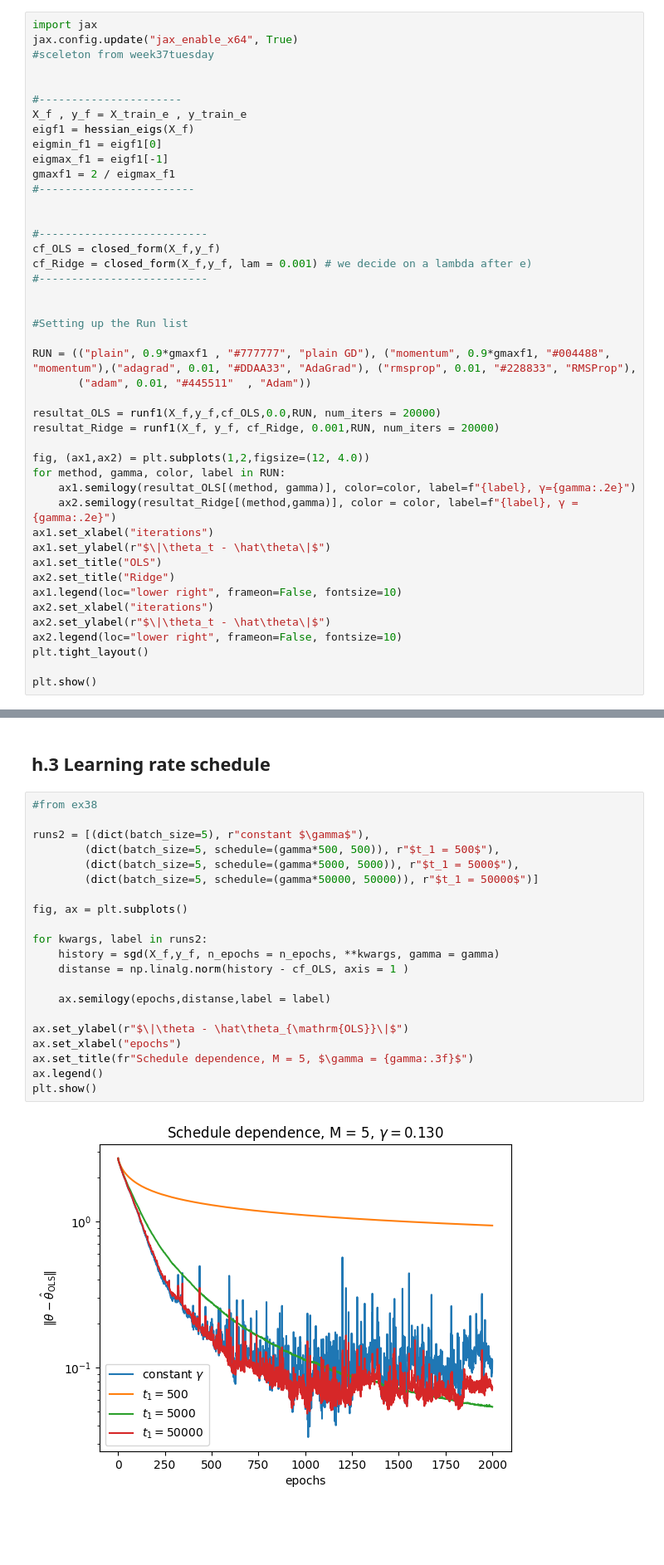
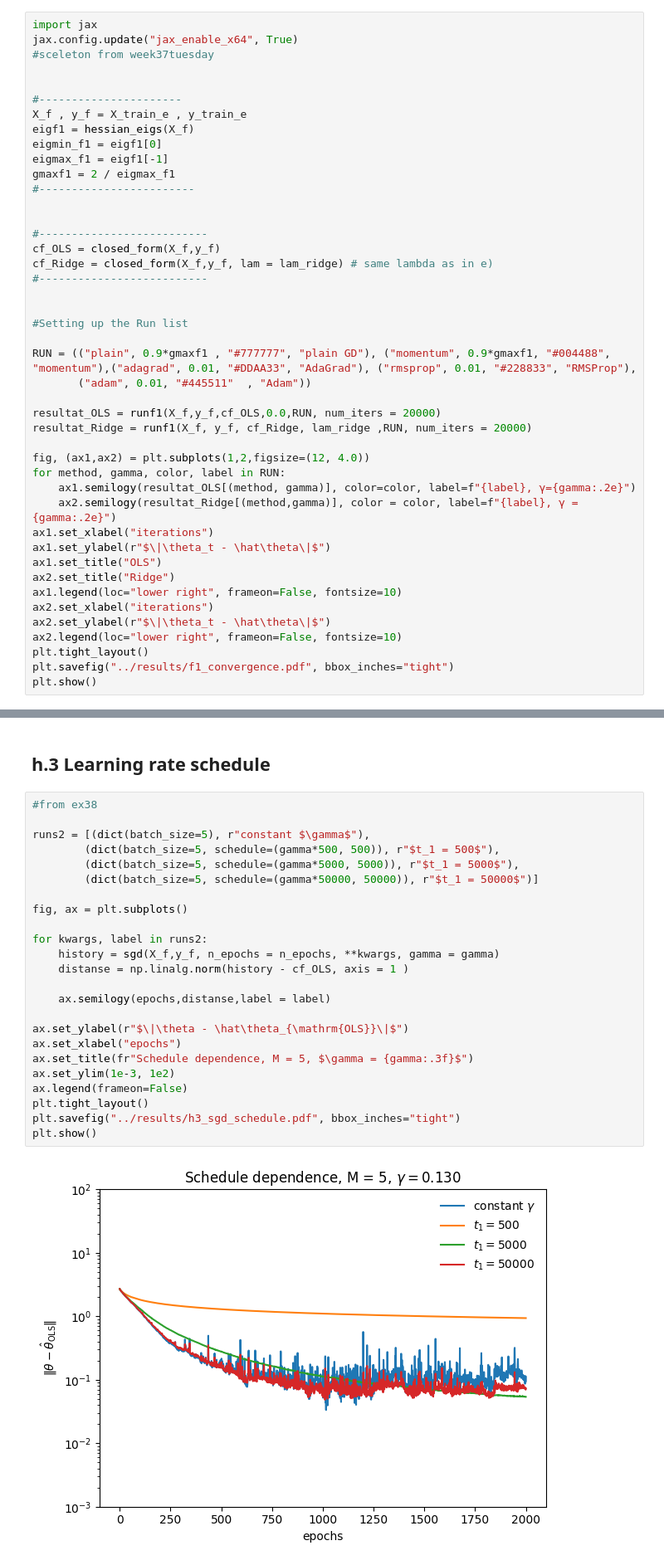
Before and after one commit to GardKL/Project1, a Jupyter notebook: Project1/code/Project1_gard.ipynb, the cells around one changed output, grey strips where cells are left out. Shown at 83% size. Saved outputs shown, nothing was run; the diff lists cells and outputs as text; blank space fills up the shorter version.

```diff
--- a/Project1/code/Project1_gard.ipynb
+++ b/Project1/code/Project1_gard.ipynb
@@ -2061,7 +2065,7 @@ gmaxf1 = 2 / eigmax_f1
 
 #--------------------------
 cf_OLS = closed_form(X_f,y_f)
-cf_Ridge = closed_form(X_f,y_f, lam = 0.001) # we decide on a lambda after e)
+cf_Ridge = closed_form(X_f,y_f, lam = lam_ridge) # same lambda as in e)
 #--------------------------
 
 
@@ -2071,7 +2075,7 @@ RUN = (("plain", 0.9*gmaxf1 , "#777777", "plain GD"), ("momentum", 0.9*gmaxf1, "
        ("adam", 0.01, "#445511"  , "Adam"))
 
 resultat_OLS = runf1(X_f,y_f,cf_OLS,0.0,RUN, num_iters = 20000)
-resultat_Ridge = runf1(X_f, y_f, cf_Ridge, 0.001,RUN, num_iters = 20000)
+resultat_Ridge = runf1(X_f, y_f, cf_Ridge, lam_ridge ,RUN, num_iters = 20000)
 
 fig, (ax1,ax2) = plt.subplots(1,2,figsize=(12, 4.0))
 for method, gamma, color, label in RUN:
@@ -2086,6 +2090,6 @@ ax2.set_xlabel("iterations")
 ax2.set_ylabel(r"$\|\theta_t - \hat\theta\|$")
 ax2.legend(loc="lower right", frameon=False, fontsize=10)
 plt.tight_layout()
-
+plt.savefig("../results/f1_convergence.pdf", bbox_inches="tight")
 plt.show()
 # %% [output]
@@ -2397,26 +2405,29 @@ gamma_full = 0.260, gamma_one = 0.016, gamma = 0.130
 # %%
 #from ex38
 
 runs2 = [(dict(batch_size=5), r"constant $\gamma$"),
         (dict(batch_size=5, schedule=(gamma*500, 500)), r"$t_1 = 500$"),
         (dict(batch_size=5, schedule=(gamma*5000, 5000)), r"$t_1 = 5000$"),
         (dict(batch_size=5, schedule=(gamma*50000, 50000)), r"$t_1 = 50000$")]
 
 fig, ax = plt.subplots()
 
 for kwargs, label in runs2:
     history = sgd(X_f,y_f, n_epochs = n_epochs, **kwargs, gamma = gamma)
     distanse = np.linalg.norm(history - cf_OLS, axis = 1 )
 
     ax.semilogy(epochs,distanse,label = label)
 
 ax.set_ylabel(r"$\|\theta - \hat\theta_{\mathrm{OLS}}\|$")
 ax.set_xlabel("epochs")
 ax.set_title(fr"Schedule dependence, M = 5, $\gamma = {gamma:.3f}$")
-ax.legend()
+ax.set_ylim(1e-3, 1e2)
+ax.legend(frameon=False)
+plt.tight_layout()
+plt.savefig("../results/h3_sgd_schedule.pdf", bbox_inches="tight")
 plt.show()
 # %% [output]
-[figure, old version]
+[figure, new version]
 # %% [markdown]
 ## h.4 SGD against full-batch gradient descent
 # %%
```
Also changed, not shown: parts of 8 cells of this notebook.
